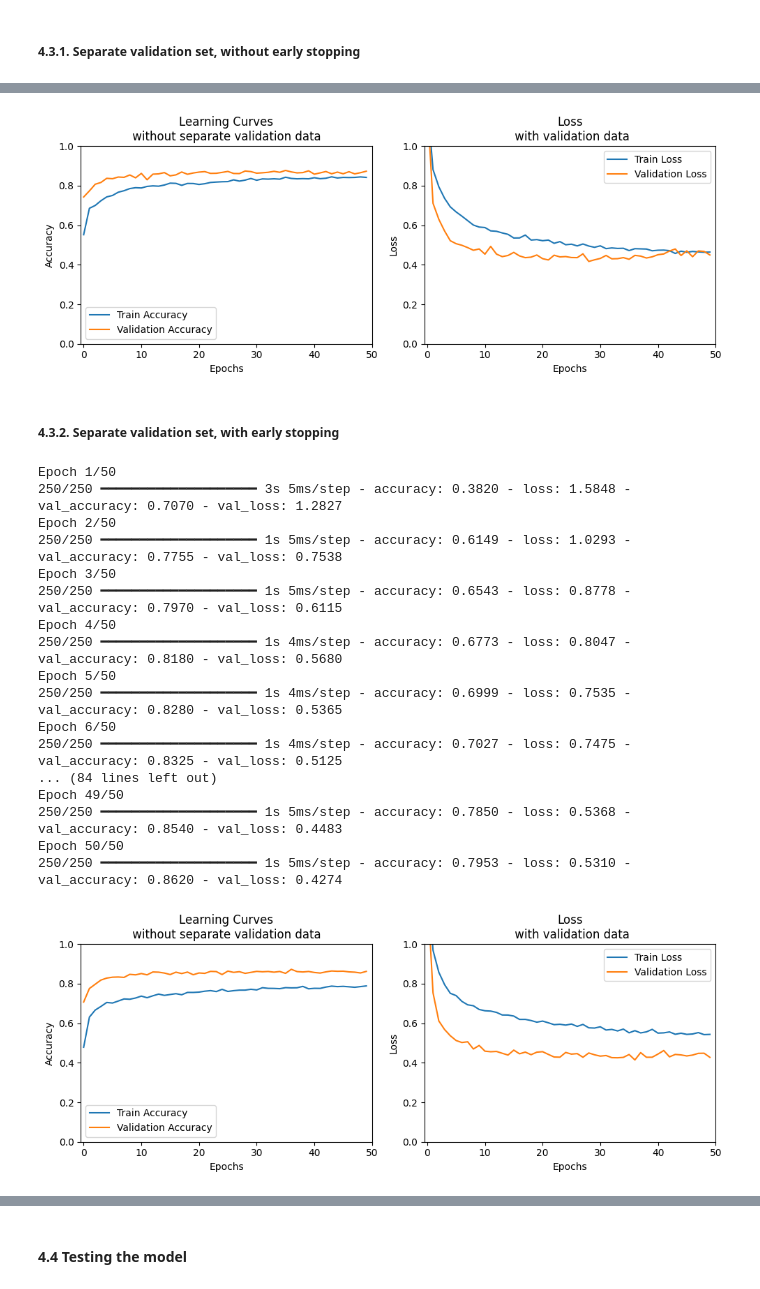
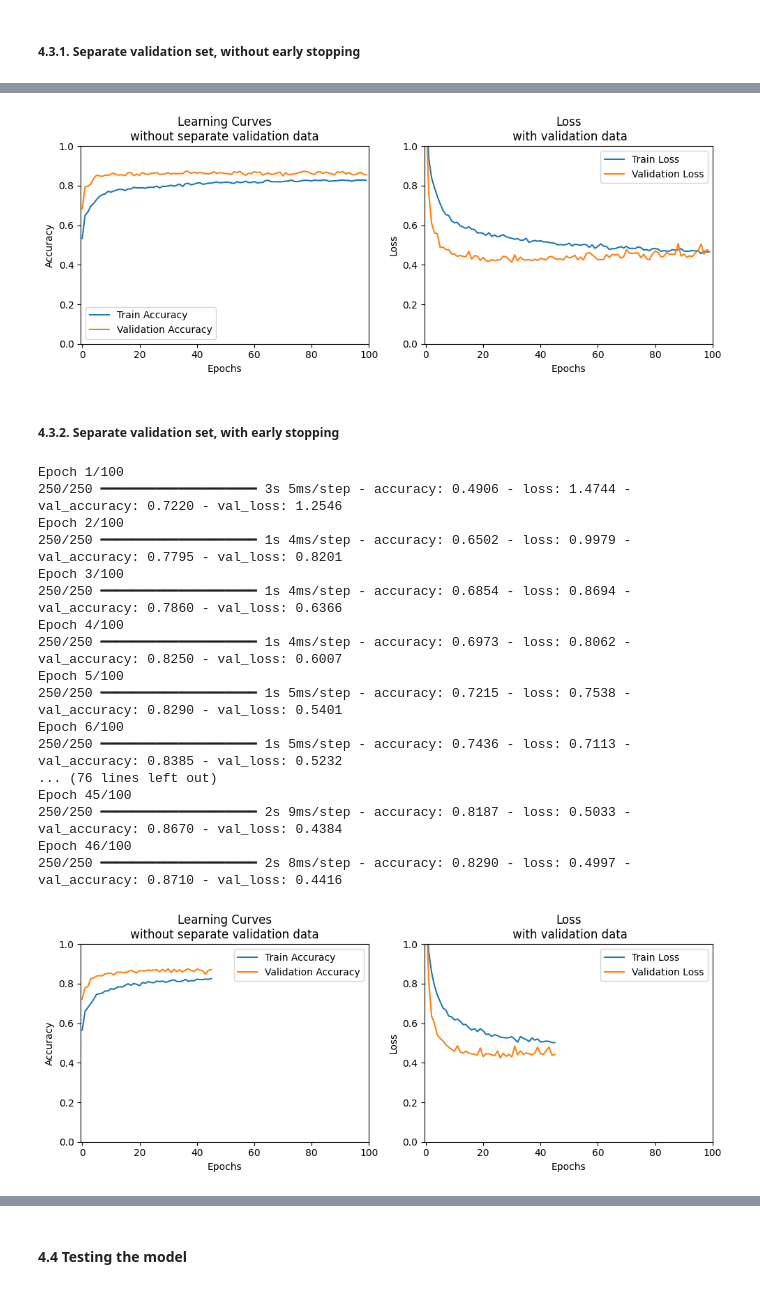
Before and after one commit to versroot/MLproject2024, a Jupyter notebook: 5_knn_and_cnn_calssification.ipynb, the cells around one changed output, grey strips where cells are left out. Saved outputs shown, nothing was run; the diff lists cells and outputs as text; code cells hidden in the pictures.

```diff
--- a/5_knn_and_cnn_calssification.ipynb
+++ b/5_knn_and_cnn_calssification.ipynb
@@ -352,4 +347 @@ The model classified the image incorrectly as Trouser.
 The correct class is Pullover
-# %%
-#testing the model without separate validation data
-trained_cnn_origi = model_cnn.fit(X_train_origi,y_train_origi, epochs=100, validation_data=(X_test, y_test))
@@ -382,5 +349,5 @@ plt.show()
 ##### 4.3.1. Separate validation set, without early stopping
 # %%
 #training the model with separate validation set, without early stopping
-trained_cnn = model_cnn.fit(X_train,y_train, epochs=50, validation_data=(X_val, y_val))
+trained_cnn = model_cnn.fit(X_train,y_train, epochs=100, validation_data=(X_val, y_val))
 # %% [output]
@@ -410,7 +377,7 @@ axes[0].plot(trained_cnn.history['val_accuracy'], label='Validation Accuracy')
 axes[0].set_xlabel('Epochs')
 axes[0].set_ylabel('Accuracy')
 axes[0].set_ylim([0, 1])
-axes[0].set_xlim([-0.5, 50])
+axes[0].set_xlim([-0.5, 100])
 axes[0].legend()
 axes[0].set_title('Learning Curves\n without separate validation data ')
 
@@ -420,61 +387,61 @@ axes[1].plot(trained_cnn.history['val_loss'], label='Validation Loss')
 axes[1].set_xlabel('Epochs')
 axes[1].set_ylabel('Loss')
 axes[1].set_ylim([0, 1])
-axes[1].set_xlim([-0.5, 50])
+axes[1].set_xlim([-0.5, 100])
 axes[1].legend()
 axes[1].set_title('Loss\n with validation data')
 
 fig.tight_layout()
 plt.show()
 # %% [output]
-[figure, old version]
+[figure, new version]
 # %% [markdown]
 ##### 4.3.2. Separate validation set, with early stopping
 # %%
 early_stopping = EarlyStopping(monitor='val_accuracy', patience=15, restore_best_weights=True)
 # %%
-trained_cnn_2 = model_cnn.fit(X_train,y_train, epochs=50, validation_data=(X_val, y_val), callbacks=[early_stopping])
+trained_cnn_2 = model_cnn.fit(X_train,y_train, epochs=100, validation_data=(X_val, y_val), callbacks=[early_stopping])
 # %% [output]
-Epoch 1/50
-250/250 ━━━━━━━━━━━━━━━━━━━━ 3s 5ms/step - accuracy: 0.3820 - loss: 1.5848 - val_accuracy: 0.7070 - val_loss: 1.2827
-Epoch 2/50
-250/250 ━━━━━━━━━━━━━━━━━━━━ 1s 5ms/step - accuracy: 0.6149 - loss: 1.0293 - val_accuracy: 0.7755 - val_loss: 0.7538
-Epoch 3/50
-250/250 ━━━━━━━━━━━━━━━━━━━━ 1s 5ms/step - accuracy: 0.6543 - loss: 0.8778 - val_accuracy: 0.7970 - val_loss: 0.6115
-Epoch 4/50
-250/250 ━━━━━━━━━━━━━━━━━━━━ 1s 4ms/step - accuracy: 0.6773 - loss: 0.8047 - val_accuracy: 0.8180 - val_loss: 0.5680
-Epoch 5/50
-250/250 ━━━━━━━━━━━━━━━━━━━━ 1s 4ms/step - accuracy: 0.6999 - loss: 0.7535 - val_accuracy: 0.8280 - val_loss: 0.5365
-Epoch 6/50
-250/250 ━━━━━━━━━━━━━━━━━━━━ 1s 4ms/step - accuracy: 0.7027 - loss: 0.7475 - val_accuracy: 0.8325 - val_loss: 0.5125
-... (84 lines left out)
-Epoch 49/50
-250/250 ━━━━━━━━━━━━━━━━━━━━ 1s 5ms/step - accuracy: 0.7850 - loss: 0.5368 - val_accuracy: 0.8540 - val_loss: 0.4483
-Epoch 50/50
-250/250 ━━━━━━━━━━━━━━━━━━━━ 1s 5ms/step - accuracy: 0.7953 - loss: 0.5310 - val_accuracy: 0.8620 - val_loss: 0.4274
+Epoch 1/100
+250/250 ━━━━━━━━━━━━━━━━━━━━ 3s 5ms/step - accuracy: 0.4906 - loss: 1.4744 - val_accuracy: 0.7220 - val_loss: 1.2546
+Epoch 2/100
+250/250 ━━━━━━━━━━━━━━━━━━━━ 1s 4ms/step - accuracy: 0.6502 - loss: 0.9979 - val_accuracy: 0.7795 - val_loss: 0.8201
+Epoch 3/100
+250/250 ━━━━━━━━━━━━━━━━━━━━ 1s 4ms/step - accuracy: 0.6854 - loss: 0.8694 - val_accuracy: 0.7860 - val_loss: 0.6366
+Epoch 4/100
+250/250 ━━━━━━━━━━━━━━━━━━━━ 1s 4ms/step - accuracy: 0.6973 - loss: 0.8062 - val_accuracy: 0.8250 - val_loss: 0.6007
+Epoch 5/100
+250/250 ━━━━━━━━━━━━━━━━━━━━ 1s 5ms/step - accuracy: 0.7215 - loss: 0.7538 - val_accuracy: 0.8290 - val_loss: 0.5401
+Epoch 6/100
+250/250 ━━━━━━━━━━━━━━━━━━━━ 1s 5ms/step - accuracy: 0.7436 - loss: 0.7113 - val_accuracy: 0.8385 - val_loss: 0.5232
+... (76 lines left out)
+Epoch 45/100
+250/250 ━━━━━━━━━━━━━━━━━━━━ 2s 9ms/step - accuracy: 0.8187 - loss: 0.5033 - val_accuracy: 0.8670 - val_loss: 0.4384
+Epoch 46/100
+250/250 ━━━━━━━━━━━━━━━━━━━━ 2s 8ms/step - accuracy: 0.8290 - loss: 0.4997 - val_accuracy: 0.8710 - val_loss: 0.4416
 # %%
 fig, axes = plt.subplots(nrows=1, ncols=2, figsize=(10, 4))
 
 axes[0].plot(trained_cnn_2.history['accuracy'], label='Train Accuracy')
 axes[0].plot(trained_cnn_2.history['val_accuracy'], label='Validation Accuracy')
 axes[0].set_xlabel('Epochs')
 axes[0].set_ylabel('Accuracy')
 axes[0].set_ylim([0, 1])
-axes[0].set_xlim([-0.5, 50])
+axes[0].set_xlim([-0.5, 100])
 axes[0].legend()
 axes[0].set_title('Learning Curves\n without separate validation data ')
 
 #  - for separate X_val
 axes[1].plot(trained_cnn_2.history['loss'], label='Train Loss')
 axes[1].plot(trained_cnn_2.history['val_loss'], label='Validation Loss')
 axes[1].set_xlabel('Epochs')
 axes[1].set_ylabel('Loss')
 axes[1].set_ylim([0, 1])
-axes[1].set_xlim([-0.5, 50])
+axes[1].set_xlim([-0.5, 100])
 axes[1].legend()
 axes[1].set_title('Loss\n with validation data')
 
 fig.tight_layout()
 plt.show()
 # %% [output]
-[figure, old version]
+[figure, new version]
```
Also changed, not shown: parts of 17 cells of this notebook, 4 other files.
